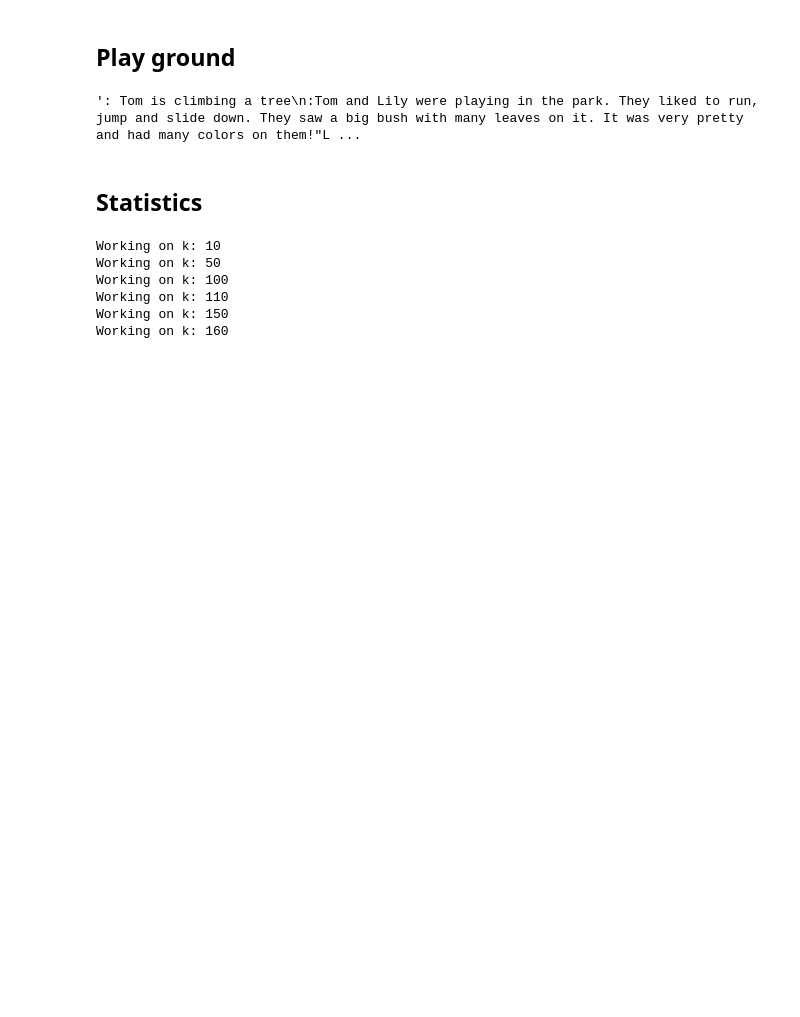
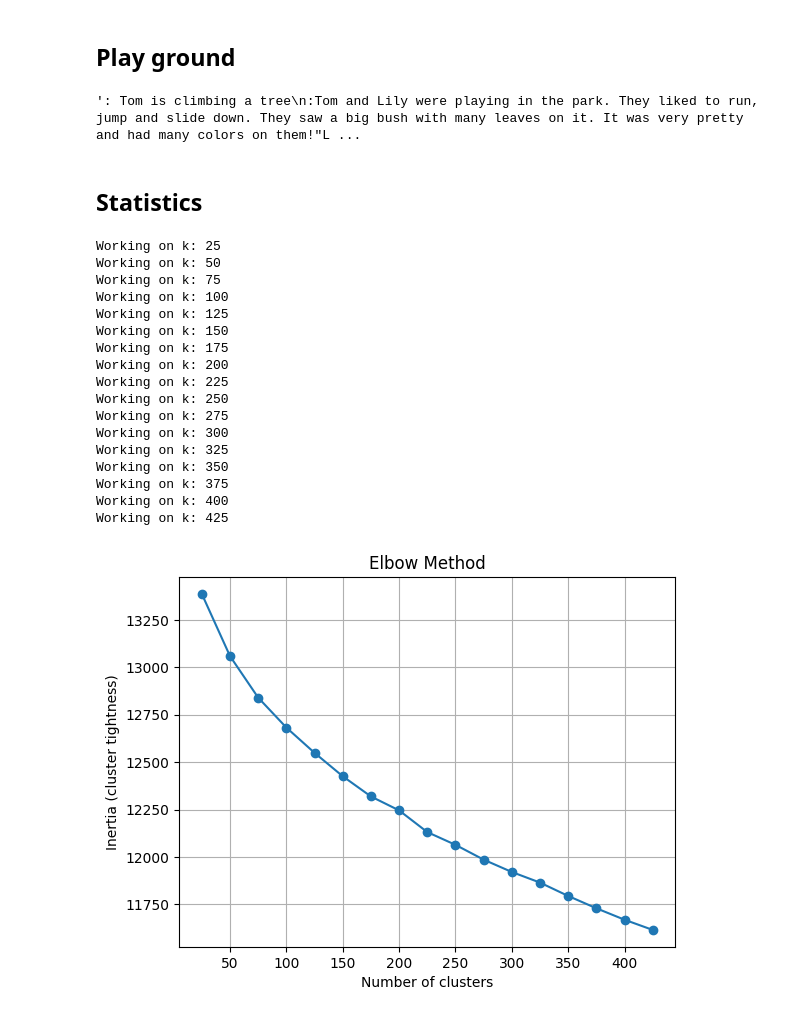
Before and after one commit to dansil2301/MyGPT, a Jupyter notebook: No_Torch_Training.ipynb, the cells around one changed output. Drawn from its saved outputs; the diff is of its cells as text; code cells hidden in the pictures; blank space fills up the shorter version.

Commit message:
feat: embedding visual

```diff
--- a/No_Torch_Training.ipynb
+++ b/No_Torch_Training.ipynb
@@ -211,38 +193,49 @@ import matplotlib.pyplot as plt
 
 from NoTorchAI.Stats.KNN import KNN
 
 
 embeddings = model.initial_embedding.token_embedding.embeddings.get()
 
-check_ks = [10, 50, 100, 110, 150, 160, 170, 180, 190, 200, 250, 275, 300, 320, 340, 360]
+check_ks = [25 * i for i in range(1, 18)]
 
 results = []
 for k in check_ks:
     print(f"Working on k: {k}")
-    clusters = KNN.get_clusters(k, embeddings)
-    centroids = KNN.new_centroids(clusters, embeddings)
+    clusters, centroids = KNN.get_clusters(k, embeddings)
 
     cluster_elbows = []
-    for i, cluster in enumerate(clusters.values()):
+    for i, cluster in clusters.items():
         centroid = centroids[i]
-        cluster_elbows.append(np.sum([KNN.cosine_distance(embedding, centroid) for embedding in cluster]))
+        cluster_elbows.append(np.sum([KNN.cosine_distance(embeddings[embedding_id], centroid) for embedding_id in cluster]))
 
     results.append(np.sum(cluster_elbows))
 
 
 plt.figure()
 plt.plot(check_ks, results, marker="o")
 
 plt.xlabel("Number of clusters")
 plt.ylabel("Inertia (cluster tightness)")
 plt.title("Elbow Method")
 
 plt.grid()
 plt.show()
 # %% [output]
-Working on k: 10
+Working on k: 25
 Working on k: 50
+Working on k: 75
 Working on k: 100
-Working on k: 110
+Working on k: 125
 Working on k: 150
-Working on k: 160
+Working on k: 175
+Working on k: 200
+Working on k: 225
+Working on k: 250
+Working on k: 275
+Working on k: 300
+Working on k: 325
+Working on k: 350
+Working on k: 375
+Working on k: 400
+Working on k: 425
+[figure, added]
```
Also changed, not shown: parts of 4 cells of this notebook, 1 other file.
